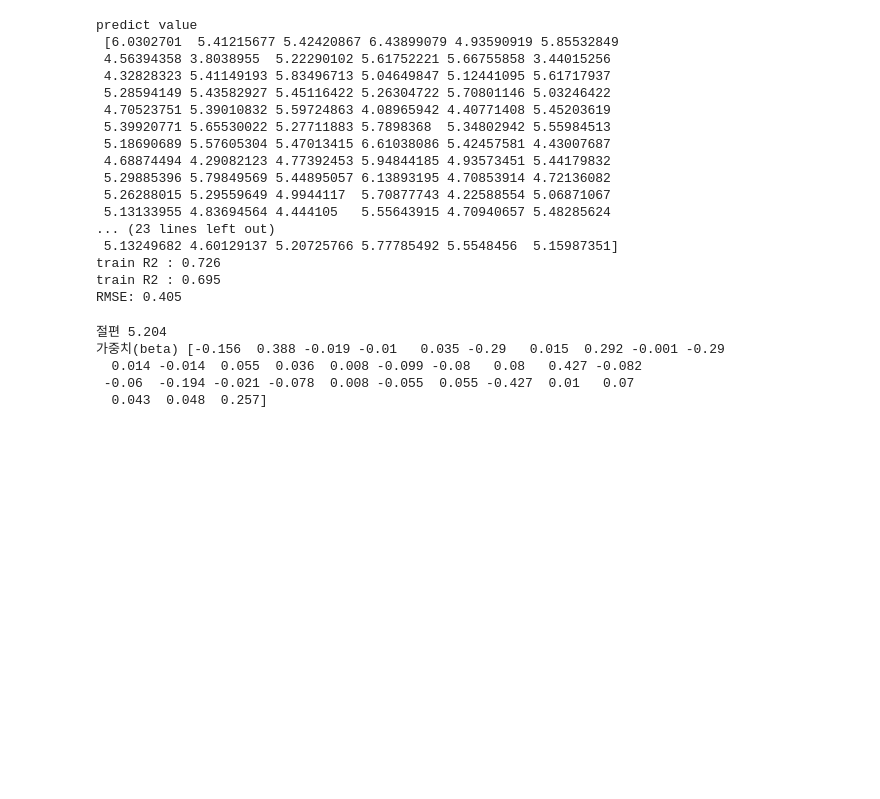
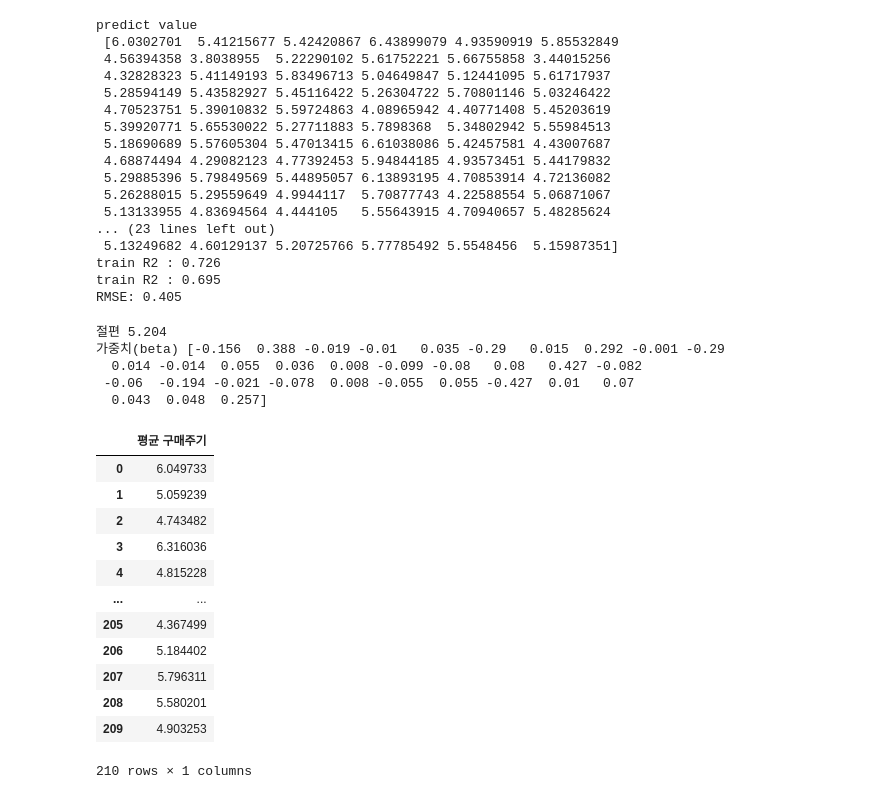
Before and after one commit to hyeokjun0804/HJ_BigData_Maketing_Course, a Jupyter notebook: 머신러닝.ipynb, the cells around one changed output. Saved outputs shown, nothing was run; the diff lists cells and outputs as text; code cells hidden in the pictures; blank space fills up the shorter version.

```diff
--- a/머신러닝.ipynb
+++ b/머신러닝.ipynb
@@ -406,3 +441,22 @@ print("가중치(beta)", np.round(lr.coef_, 3))
   0.014 -0.014  0.055  0.036  0.008 -0.099 -0.08   0.08   0.427 -0.082
  -0.06  -0.194 -0.021 -0.078  0.008 -0.055  0.055 -0.427  0.01   0.07
   0.043  0.048  0.257]
+# %%
+Y_test_df = pd.DataFrame(Y_test)
+Y_test_df = Y_test_df.reset_index()
+Y_test_df = pd.DataFrame(Y_test_df["평균 구매주기"])
+Y_test_df
+# %% [output]
+|  | 평균 구매주기 |
+| 0 | 6.049733 |
+| 1 | 5.059239 |
+| 2 | 4.743482 |
+| 3 | 6.316036 |
+| 4 | 4.815228 |
+| ... | ... |
+| 205 | 4.367499 |
+| 206 | 5.184402 |
+| 207 | 5.796311 |
+| 208 | 5.580201 |
+| 209 | 4.903253 |
+210 rows × 1 columns
```
Also changed, not shown: parts of 10 cells of this notebook.
